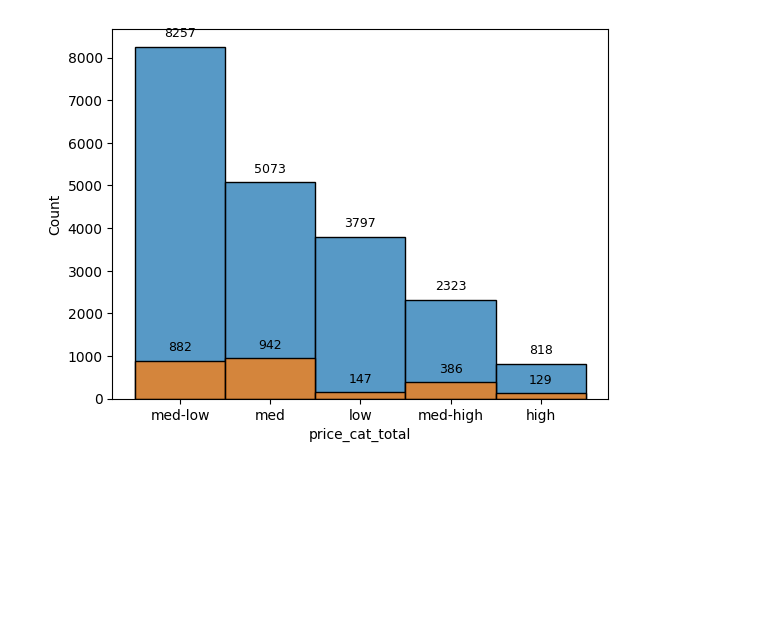
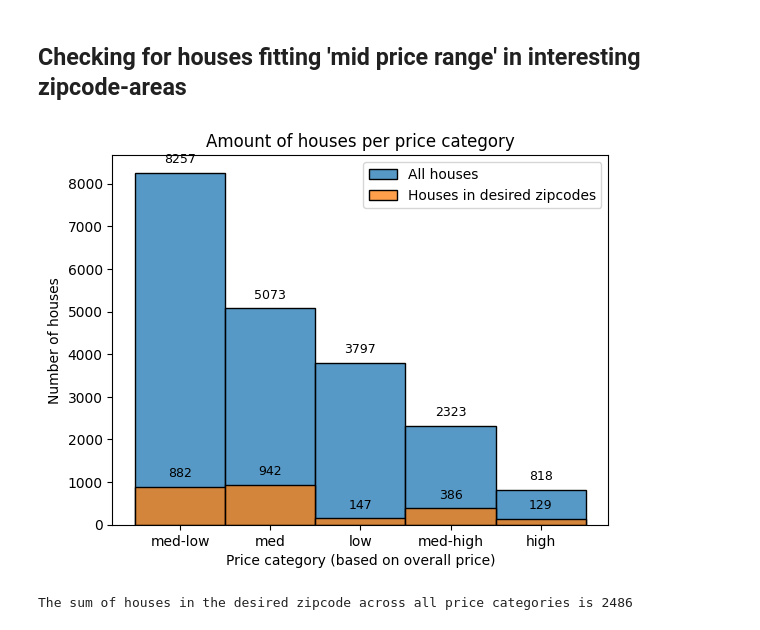
Before and after one commit to StefanK2ff/nf-eda-project, a Jupyter notebook: 5_Hypothesis checking.ipynb, the cells around one changed output. Drawn from its saved outputs; the diff is of its cells as text; code cells hidden in the pictures; blank space fills up the shorter version.

```diff
--- a/5_Hypothesis checking.ipynb
+++ b/5_Hypothesis checking.ipynb
@@ -22 +15,3 @@ plt.show()
+# %% [markdown]
+## Checking for houses fitting 'mid price range' in interesting zipcode-areas
 # %%
@@ -23,25 +20,40 @@ plt.show()
 desired_zipcodes = [98102, 98112, 98122, 98121, 98103, 98109, 98107, 98104, 98117, 98118]
 # %%
-# Getting a feeling how the distribution is amongst the 5 price categories
+# This histogram shows the amount of houses for each price category
 
 ax = sns.histplot(
     data=df,
-    x='price_cat_total'
+    x='price_cat_total',
+    label='All houses'
 )
 
-# Getting a feeling on the number of objects in the desired zip codes
+# Filtering the dataframe for houses in the interesting neighborhoods
 
 df_desired_zips = df[df['zipcode'].isin(desired_zipcodes)]
 
+# Adding the filtered dataframe to the histogram
+
 sns.histplot(
     data=df_desired_zips,
-    x='price_cat_total'
+    x='price_cat_total',
+    label = 'Houses in desired zipcodes'
 )
 
-# Add labels to the bars
+# Adding labels to the bars
+
 for p in ax.patches:
     ax.annotate(f'{p.get_height():.0f}', (p.get_x() + p.get_width() / 2., p.get_height()),
                 ha='center', va='bottom', fontsize=9, color='black', xytext=(0, 5),
                 textcoords='offset points')
+
+plt.xlabel('Price category (based on overall price)')
+plt.ylabel('Number of houses')
+plt.title('Amount of houses per price category')
+plt.legend(loc='upper right')
+
+plt.show()
+
+print(f'The sum of houses in the desired zipcode across all price categories is {df_desired_zips.house_id.count()}')
 # %% [output]
-[figure, old version]
+[figure, new version]
+The sum of houses in the desired zipcode across all price categories is 2486
```
Also changed, not shown: parts of 16 cells of this notebook.
